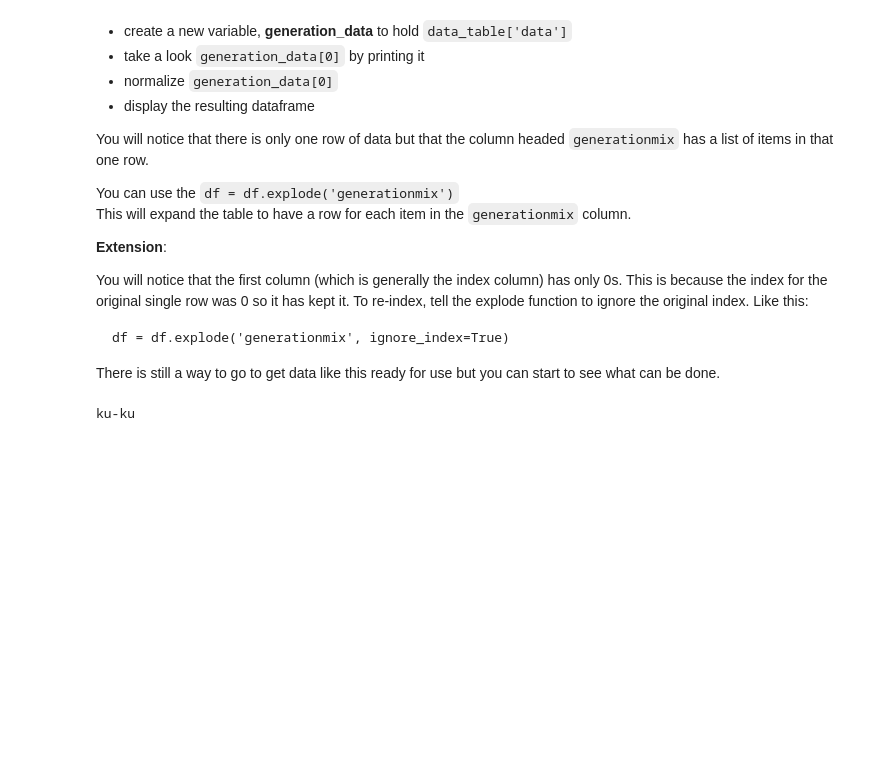
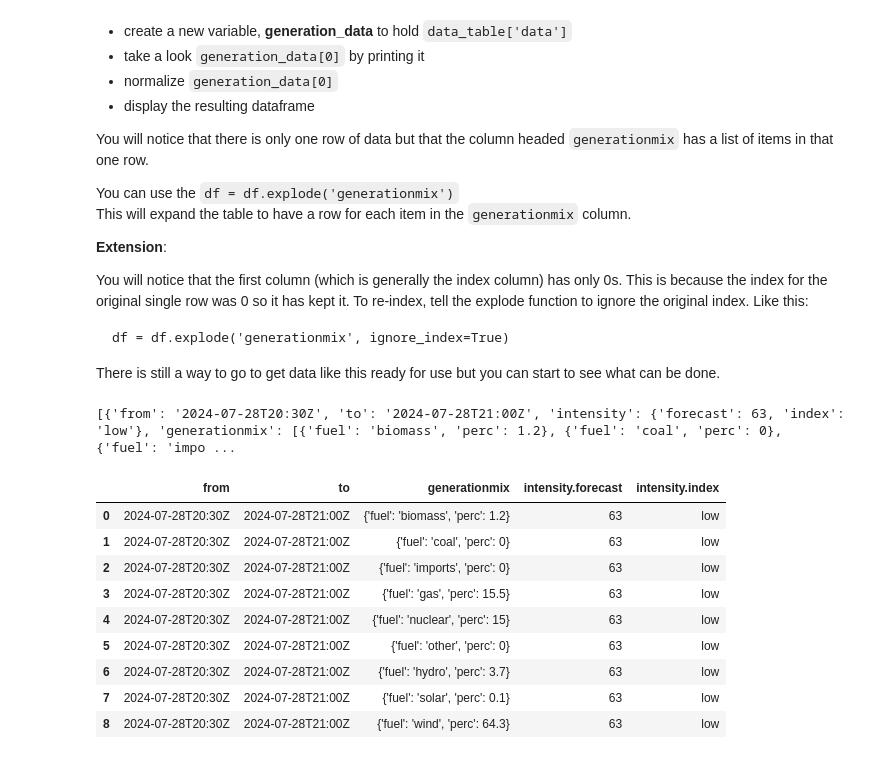
Before and after one commit to StanStarishko/python-programming-for-data, a Jupyter notebook: Worksheets/1_data_retrieval.ipynb, the cells around one changed output. Saved outputs shown, nothing was run; the diff lists cells and outputs as text; code cells hidden in the pictures; blank space fills up the shorter version.

````diff
--- a/Worksheets/1_data_retrieval.ipynb
+++ b/Worksheets/1_data_retrieval.ipynb
@@ -371,7 +371,34 @@ df = df.explode('generationmix', ignore_index=True)
 ```
 
 There is still a way to go to get data like this ready for use but you can start to see what can be done.
-# %%
-print("ku-ku")
-# %% [output]
-ku-ku
+# %%
+import pandas as pd
+import requests
+
+def get_api_data(url=""):
+
+  if url == "" or not is_valid_link(url,"url"):
+    return False
+
+  json_data = requests.get(url).json()['data']
+  generation_data = json_data[0]['data']
+  print(generation_data)
+  df = pd.json_normalize(generation_data).explode('generationmix', ignore_index=True)
+  return df
+
+
+url = "https://api.carbonintensity.org.uk/regional/scotland"
+generation_df = get_api_data(url)
+display(generation_df)
+# %% [output]
+[{'from': '2024-07-28T20:30Z', 'to': '2024-07-28T21:00Z', 'intensity': {'forecast': 63, 'index': 'low'}, 'generationmix': [{'fuel': 'biomass', 'perc': 1.2}, {'fuel': 'coal', 'perc': 0}, {'fuel': 'impo ...
+|  | from | to | generationmix | intensity.forecast | intensity.index |
+| 0 | 2024-07-28T20:30Z | 2024-07-28T21:00Z | {'fuel': 'biomass', 'perc': 1.2} | 63 | low |
+| 1 | 2024-07-28T20:30Z | 2024-07-28T21:00Z | {'fuel': 'coal', 'perc': 0} | 63 | low |
+| 2 | 2024-07-28T20:30Z | 2024-07-28T21:00Z | {'fuel': 'imports', 'perc': 0} | 63 | low |
+| 3 | 2024-07-28T20:30Z | 2024-07-28T21:00Z | {'fuel': 'gas', 'perc': 15.5} | 63 | low |
+| 4 | 2024-07-28T20:30Z | 2024-07-28T21:00Z | {'fuel': 'nuclear', 'perc': 15} | 63 | low |
+| 5 | 2024-07-28T20:30Z | 2024-07-28T21:00Z | {'fuel': 'other', 'perc': 0} | 63 | low |
+| 6 | 2024-07-28T20:30Z | 2024-07-28T21:00Z | {'fuel': 'hydro', 'perc': 3.7} | 63 | low |
+| 7 | 2024-07-28T20:30Z | 2024-07-28T21:00Z | {'fuel': 'solar', 'perc': 0.1} | 63 | low |
+| 8 | 2024-07-28T20:30Z | 2024-07-28T21:00Z | {'fuel': 'wind', 'perc': 64.3} | 63 | low |
````
